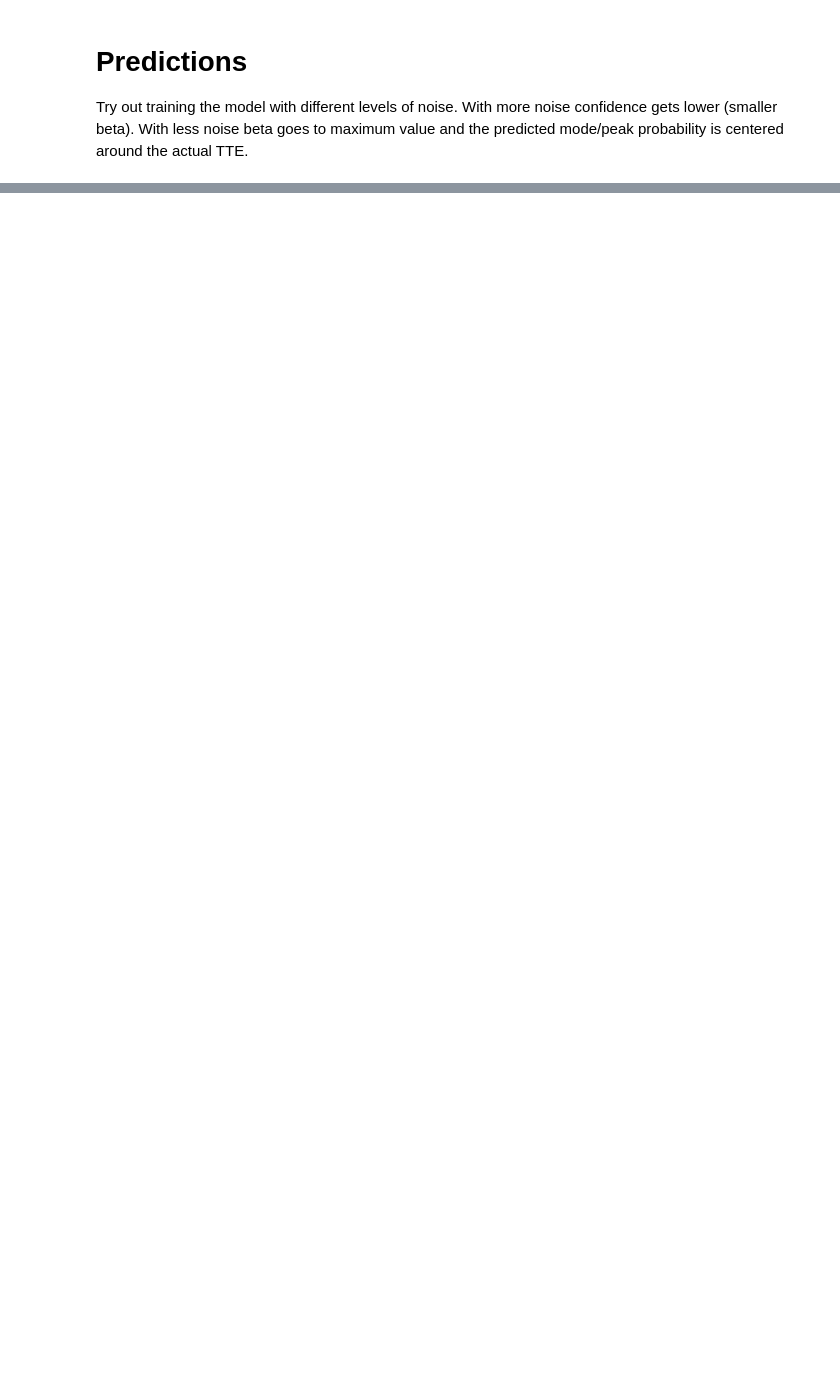
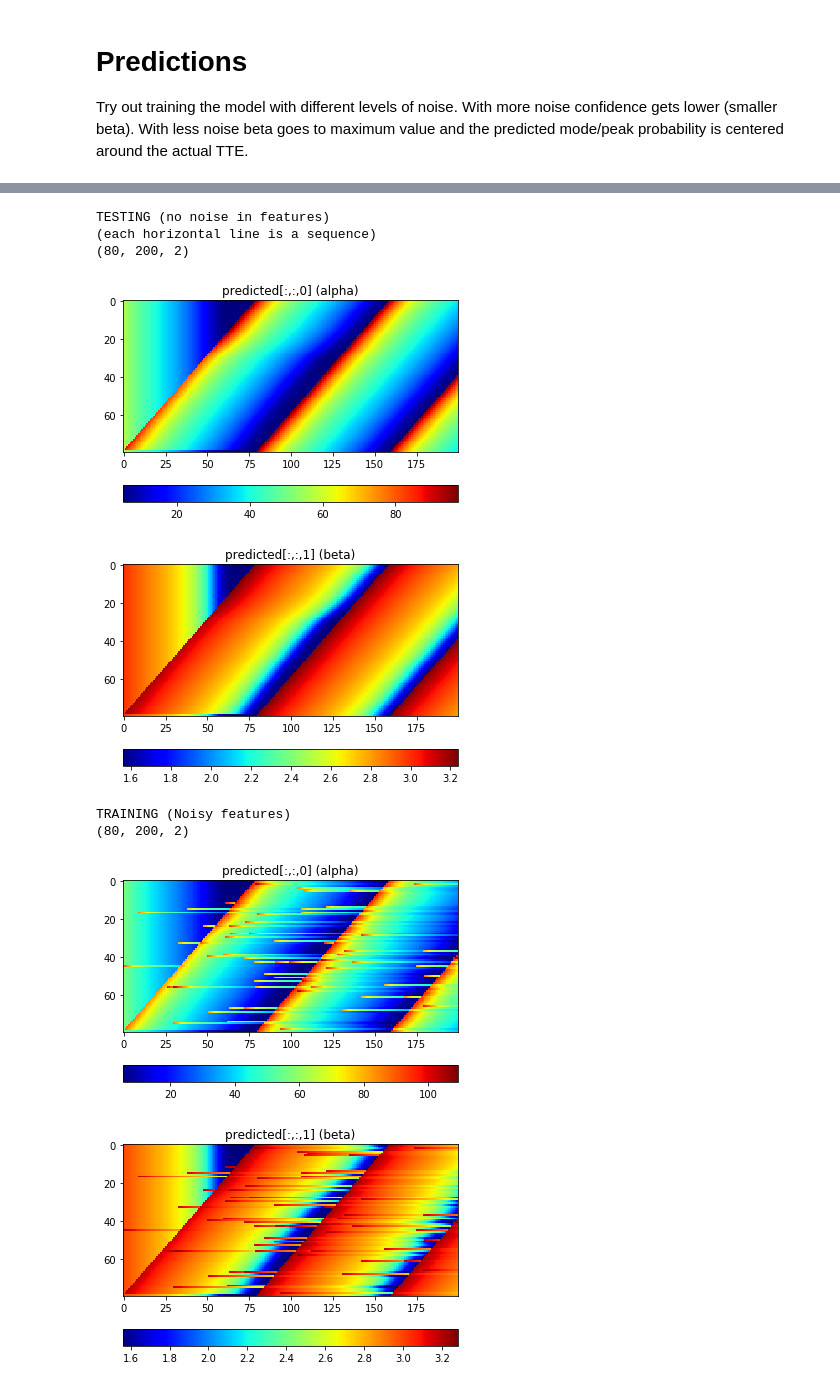
Before and after one commit to ragulpr/wtte-rnn, a Jupyter notebook: examples/keras/simple_example.ipynb, the cells around one changed output, grey strips where cells are left out. Drawn from its saved outputs; the diff is of its cells as text; code cells hidden in the pictures; blank space fills up the shorter version.

```diff
--- a/examples/keras/simple_example.ipynb
+++ b/examples/keras/simple_example.ipynb
@@ -301,3 +267,41 @@ Some training cases (noisy features)
+# %%
+# Make some parametric predictions
+print('TESTING (no noise in features)')
+print('(each horizontal line is a sequence)')
+predicted = model.predict(x_test)
+print(predicted.shape)
+
+plt.imshow(predicted[:,:,0],interpolation="none",cmap='jet',aspect='auto')
+plt.title('predicted[:,:,0] (alpha)')
+plt.colorbar(orientation="horizontal")
+plt.show()
+plt.imshow(predicted[:,:,1],interpolation="none",cmap='jet',aspect='auto')
+plt.title('predicted[:,:,1] (beta)')
+plt.colorbar(orientation="horizontal")
+plt.show()
+
+print('TRAINING (Noisy features)')
+predicted = model.predict(x_train[:every_nth,:,:])
+print(predicted.shape)
+
+plt.imshow(predicted[:,:,0],interpolation="none",cmap='jet',aspect='auto')
+plt.title('predicted[:,:,0] (alpha)')
+plt.colorbar(orientation="horizontal")
+plt.show()
+plt.imshow(predicted[:,:,1],interpolation="none",cmap='jet',aspect='auto')
+plt.title('predicted[:,:,1] (beta)')
+plt.colorbar(orientation="horizontal")
+plt.show()
+# %% [output]
+TESTING (no noise in features)
+(each horizontal line is a sequence)
+(80, 200, 2)
+[figure, added]
+[figure, added]
+TRAINING (Noisy features)
+(80, 200, 2)
+[figure, added]
+[figure, added]
 # %%
 from wtte.plots.weibull_heatmap import weibull_heatmap
 # TTE, Event Indicator, Alpha, Beta
```
Also changed, not shown: parts of 10 cells of this notebook.
